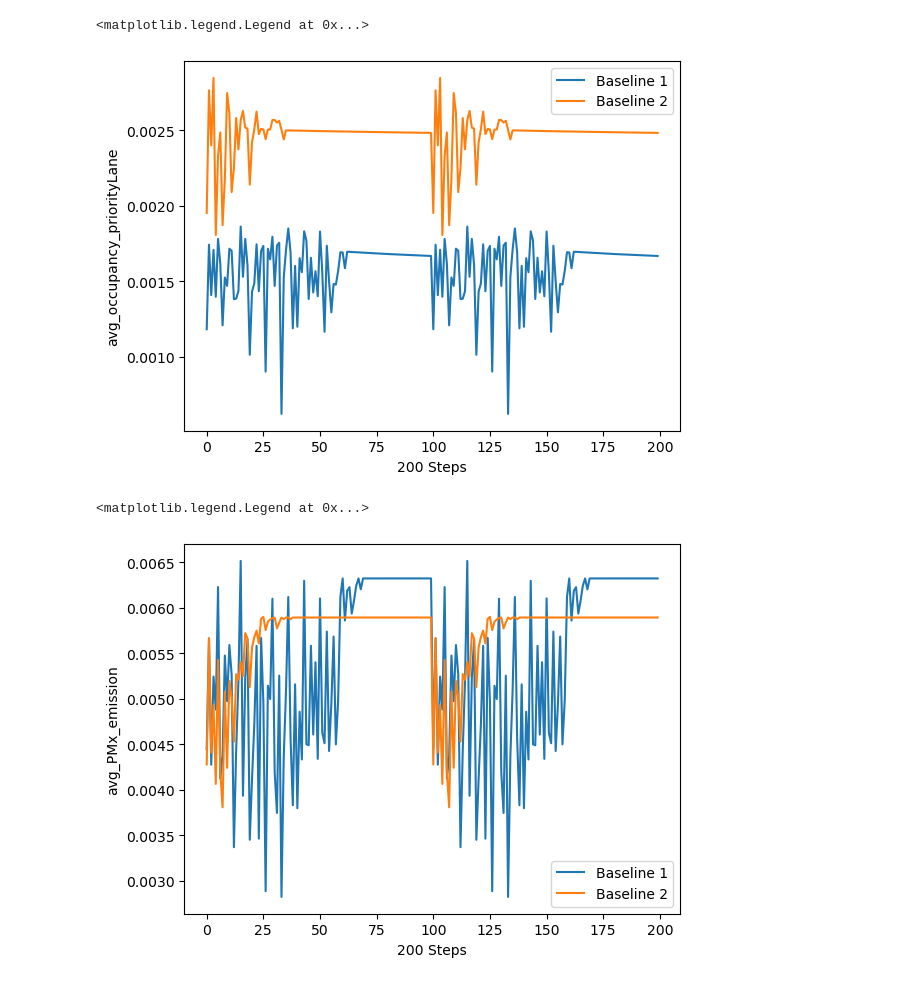
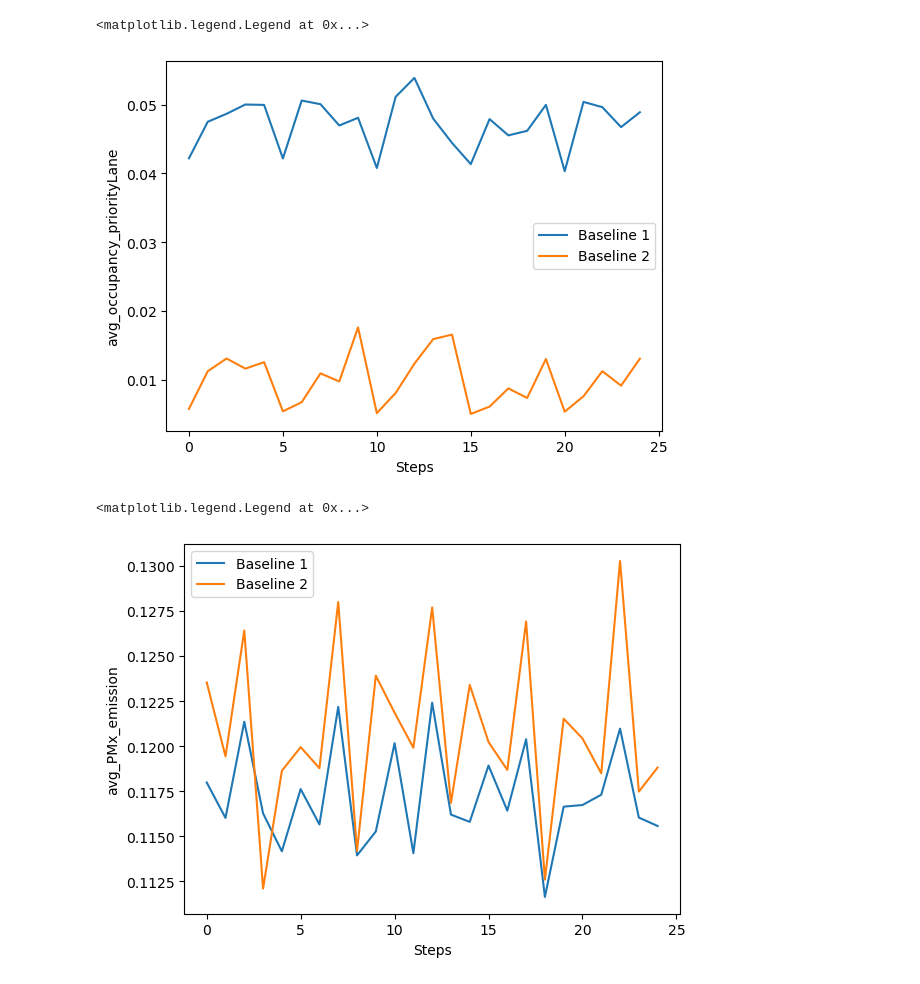
Before and after one commit to ethz-coss/fairlane, a Jupyter notebook: GeneratePlotsForPaper.ipynb, the cells around one changed output. Cells and saved outputs as stored; diff of their text form; code cells hidden in the pictures.

```diff
--- a/GeneratePlotsForPaper.ipynb
+++ b/GeneratePlotsForPaper.ipynb
@@ -2,7 +2,7 @@
 import pandas as pd
 import matplotlib.pyplot as plt
 
-filename_baseline_1 = 'results\Baseline_1.csv'
-filename_baseline_2 = 'results\Baseline_2.csv'
+filename_baseline_1 = 'results\Baseline_1_run4.csv'
+filename_baseline_2 = 'results\Baseline_2_run4.csv'
 df_baseline_1 = pd.read_csv(filename_baseline_1)
 df_baseline_2 = pd.read_csv(filename_baseline_2)
@@ -36,24 +84,24 @@ x1 = df_baseline_2["congestion(avg_occupancy_priorityLane)"]
 
 plt.plot(x, label = "Baseline 1")
 plt.plot(x1, label = "Baseline 2")
-plt.xlabel("200 Steps")
+plt.xlabel("Steps")
 plt.ylabel("avg_occupancy_priorityLane")
 plt.legend()
 # %% [output]
 <matplotlib.legend.Legend at 0x...>
-[figure, old version]
+[figure, new version]
 # %%
 x = df_baseline_1["avg_PMx_emission"]
 x1 = df_baseline_2["avg_PMx_emission"]
 
 plt.plot(x, label = "Baseline 1")
 plt.plot(x1, label = "Baseline 2")
-plt.xlabel("200 Steps")
+plt.xlabel("Steps")
 plt.ylabel("avg_PMx_emission")
 plt.legend()
 # %% [output]
 <matplotlib.legend.Legend at 0x...>
-[figure, old version]
+[figure, new version]
 # %%
 import pandas as pd
 import matplotlib.pyplot as plt
```
Also changed, not shown: parts of 7 cells of this notebook, 10 other files.
